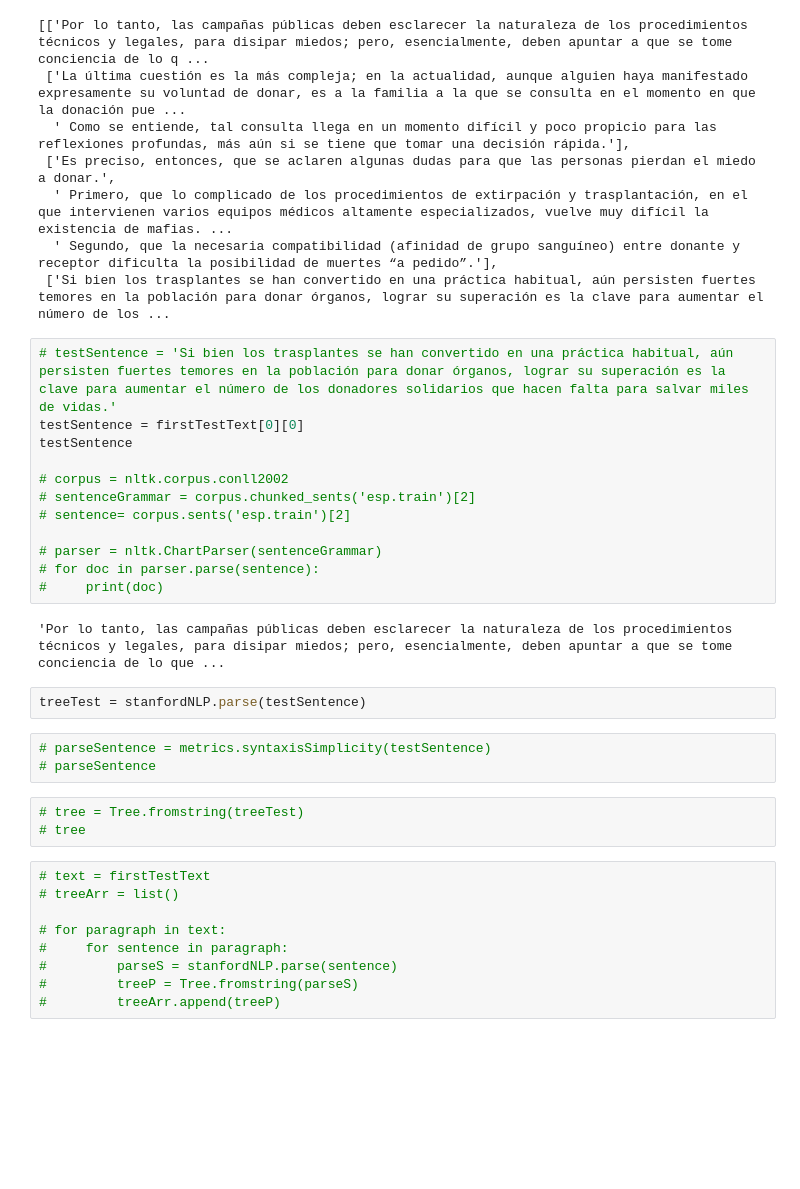
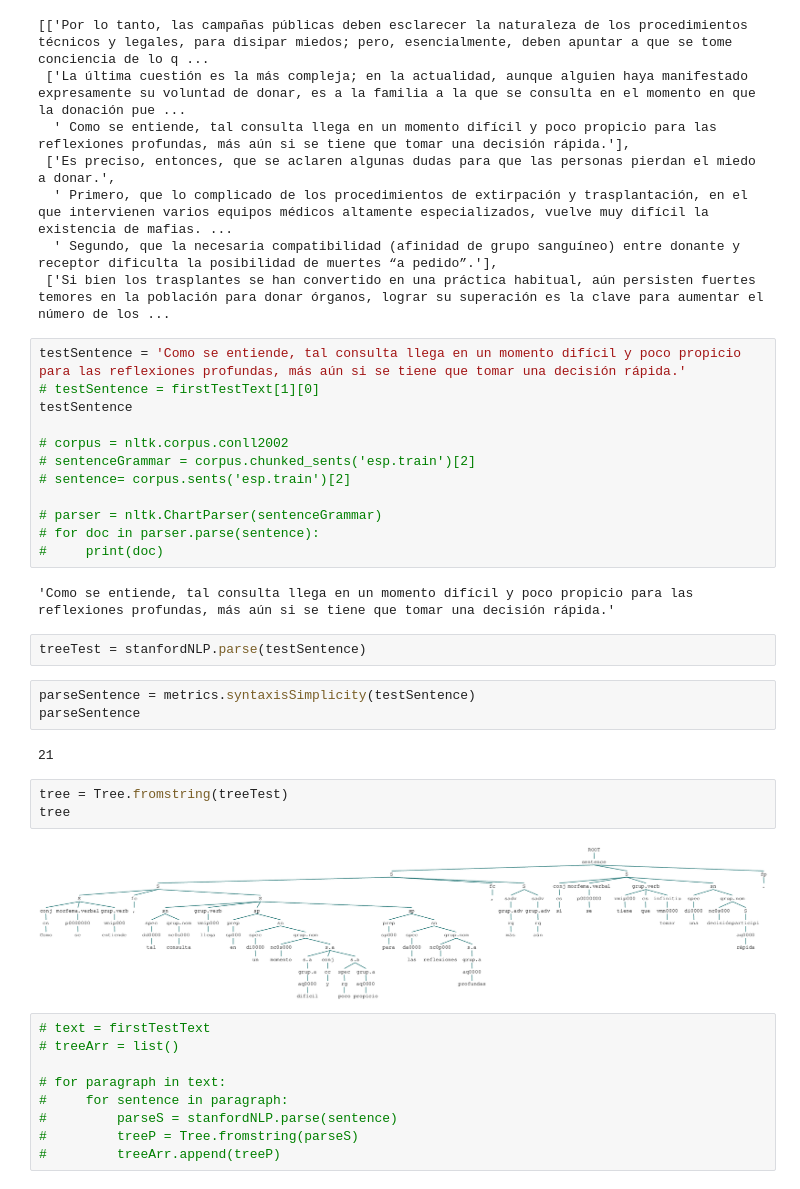
Before and after one commit to Greenhv/Tesis, a Jupyter notebook: Notebook/Text complexity.ipynb, the cells around one changed output. Drawn from its saved outputs; the diff is of its cells as text; blank space fills up the shorter version.

```diff
--- a/Notebook/Text complexity.ipynb
+++ b/Notebook/Text complexity.ipynb
@@ -44,8 +44,8 @@ firstTestText
   ' Segundo, que la necesaria compatibilidad (afinidad de grupo sanguíneo) entre donante y receptor dificulta la posibilidad de muertes “a pedido”.'],
  ['Si bien los trasplantes se han convertido en una práctica habitual, aún persisten fuertes temores en la población para donar órganos, lograr su superación es la clave para aumentar el número de los ...
 # %%
-# testSentence = 'Si bien los trasplantes se han convertido en una práctica habitual, aún persisten fuertes temores en la población para donar órganos, lograr su superación es la clave para aumentar el número de los donadores solidarios que hacen falta para salvar miles de vidas.'
-testSentence = firstTestText[0][0]
+testSentence = 'Como se entiende, tal consulta llega en un momento difícil y poco propicio para las reflexiones profundas, más aún si se tiene que tomar una decisión rápida.'
+# testSentence = firstTestText[1][0]
 testSentence
 
 # corpus = nltk.corpus.conll2002
@@ -56,15 +56,19 @@ testSentence
 # for doc in parser.parse(sentence):
 #     print(doc)
 # %% [output]
-'Por lo tanto, las campañas públicas deben esclarecer la naturaleza de los procedimientos técnicos y legales, para disipar miedos; pero, esencialmente, deben apuntar a que se tome conciencia de lo que ...
+'Como se entiende, tal consulta llega en un momento difícil y poco propicio para las reflexiones profundas, más aún si se tiene que tomar una decisión rápida.'
 # %%
 treeTest = stanfordNLP.parse(testSentence)
 # %%
-# parseSentence = metrics.syntaxisSimplicity(testSentence)
-# parseSentence
+parseSentence = metrics.syntaxisSimplicity(testSentence)
+parseSentence
+# %% [output]
+21
 # %%
-# tree = Tree.fromstring(treeTest)
-# tree
+tree = Tree.fromstring(treeTest)
+tree
+# %% [output]
+[figure, added]
 # %%
 # text = firstTestText
 # treeArr = list()
```
Also changed, not shown: 1 other file.
